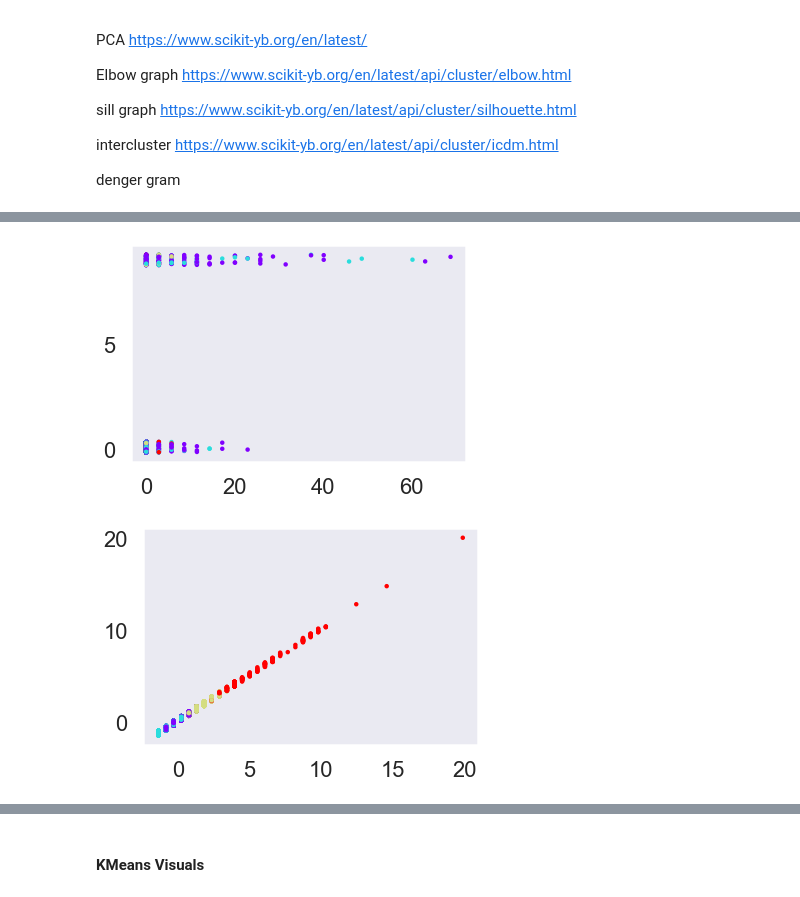
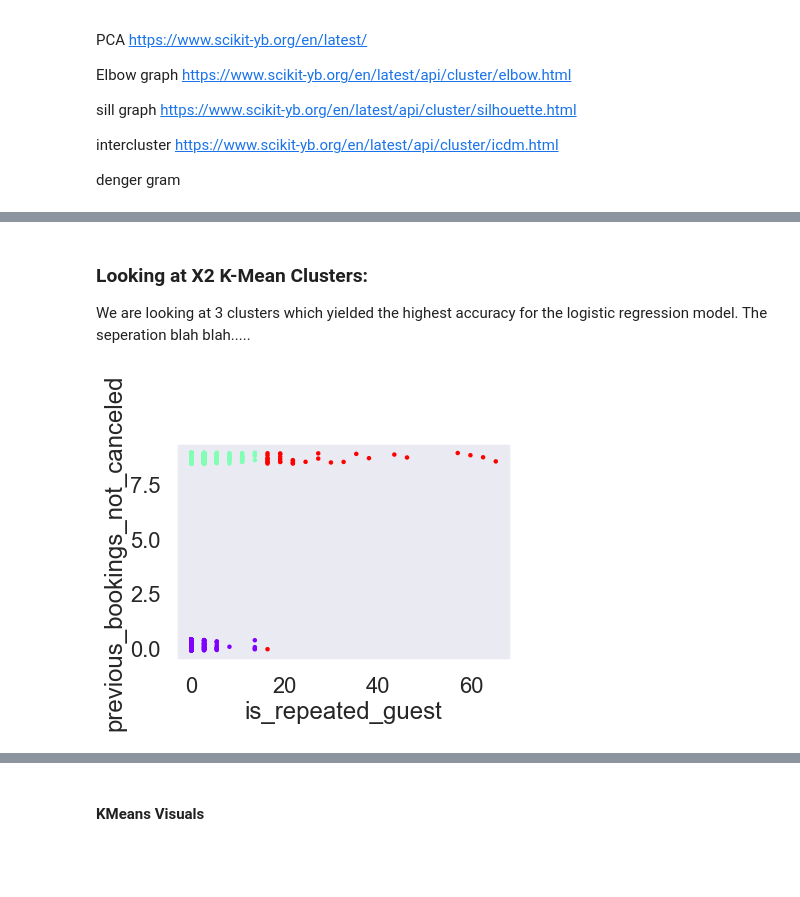
Before and after one commit to sajmera9/MachineLearning1, a Jupyter notebook: Lab 3 - Clustering/Hotel Notebook Final - Satvik .ipynb, the cells around one changed output, grey strips where cells are left out. Saved outputs shown, nothing was run; the diff lists cells and outputs as text; code cells hidden in the pictures; blank space fills up the shorter version.

```diff
--- a/Lab 3 - Clustering/Hotel Notebook Final - Satvik .ipynb
+++ b/Lab 3 - Clustering/Hotel Notebook Final - Satvik .ipynb
@@ -1246,24 +1267,24 @@ def plot_clusters(data, algorithm, args, kwds):
     plt.title('Clusters found by {}'.format(str(algorithm.__name__)), fontsize=24)
     plt.text(-0.5, 0.7, 'Clustering took {:.2f} s'.format(end_time - start_time), fontsize=14)
 # %%
-n=4
-n2=6
-n3 = 5
+n = 14
+n2 = 3
+n3 = 17
 
 X1 = X_us[['stays_in_week_nights','stays_in_weekend_nights']]
 X2 = X_us[['is_repeated_guest','previous_bookings_not_canceled']]
 X3 = X_us[['adr','stays_in_week_nights', 'adults', 'children','babies','stays_in_weekend_nights']]
 
-cls = KMeans(n_clusters=n, init='k-means++',random_state=1)
+cls = KMeans(n_clusters=n, init='k-means++',random_state=0)
 cls.fit(X1)
 newfeature = cls.labels_ # the labels from kmeans clustering
 
 # append on the second clustering
-cls2 = KMeans(n_clusters=n2, init='k-means++',random_state=1)
+cls2 = KMeans(n_clusters=n2, init='k-means++',random_state=0)
 cls2.fit(X2)
 newfeature2 = cls2.labels_ # the labels from kmeans clustering
 
 # append on the third clustering
-cls3 = KMeans(n_clusters=n3, init='k-means++',random_state=1)
+cls3 = KMeans(n_clusters=n3, init='k-means++',random_state=0)
 cls3.fit(X3)
 newfeature3 = cls3.labels_ # the labels from kmeans clustering
@@ -1279,18 +1304,14 @@ plt.grid()
+# %% [markdown]
+### Looking at X2 K-Mean Clusters:
+We are looking at 3 clusters which yielded the highest accuracy for the logistic regression model.
+The seperation blah blah.....
 # %%
+
 X2 = X_us[['is_repeated_guest','previous_bookings_not_canceled']]
 X2=X2.values
 plt.figure()
-plt.scatter(X2[:, 1], X2[:, 0]+np.random.random(X2[:, 0].shape)/2, c=newfeature, cmap=plt.cm.rainbow, s=20, linewidths=0)
-plt.xlabel(''), plt.ylabel('')
+plt.scatter(X2[:, 1], X2[:, 0]+np.random.random(X2[:, 0].shape)/2, c=newfeature2, cmap=plt.cm.rainbow, s=20, linewidths=0)
+plt.xlabel('previous_bookings_not_canceled'), plt.ylabel('is_repeated_guest')
 plt.grid()
 # %% [output]
-[figure, old version]
+[figure, new version]
-# %%
-X3 = X_us[['adr','stays_in_week_nights', 'adults', 'children','babies','stays_in_weekend_nights']]
-X3=X3.values
-plt.figure()
-plt.scatter(X3[:, 1], X1[:, 0]+np.random.random(X3[:, 0].shape)/2, c=newfeature, cmap=plt.cm.rainbow, s=20, linewidths=0)
-plt.xlabel(''), plt.ylabel('')
-plt.grid()
-# %% [output]
-[figure, removed]
```
Also changed, not shown: parts of 66 cells of this notebook.
